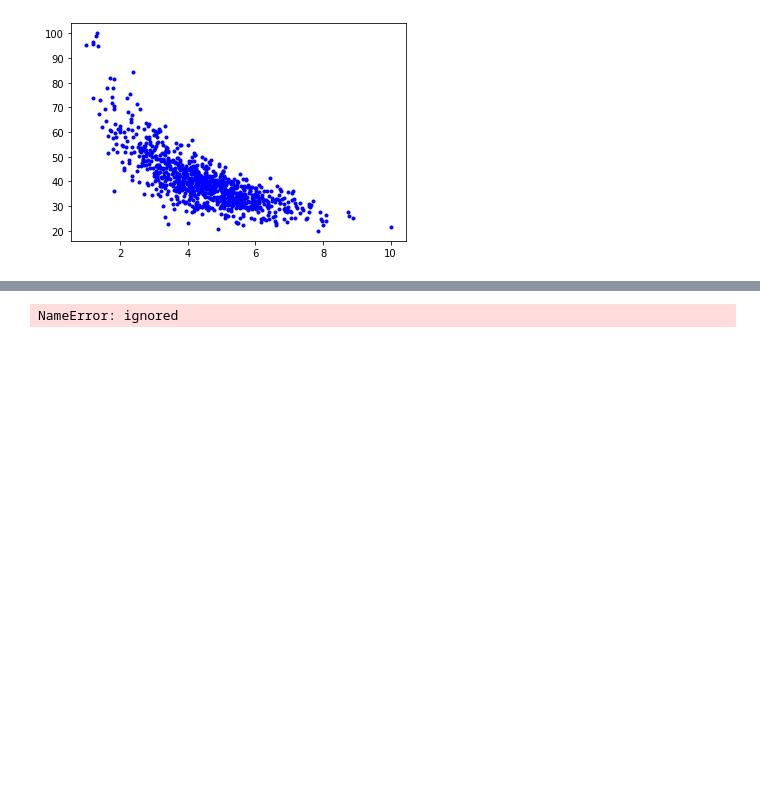
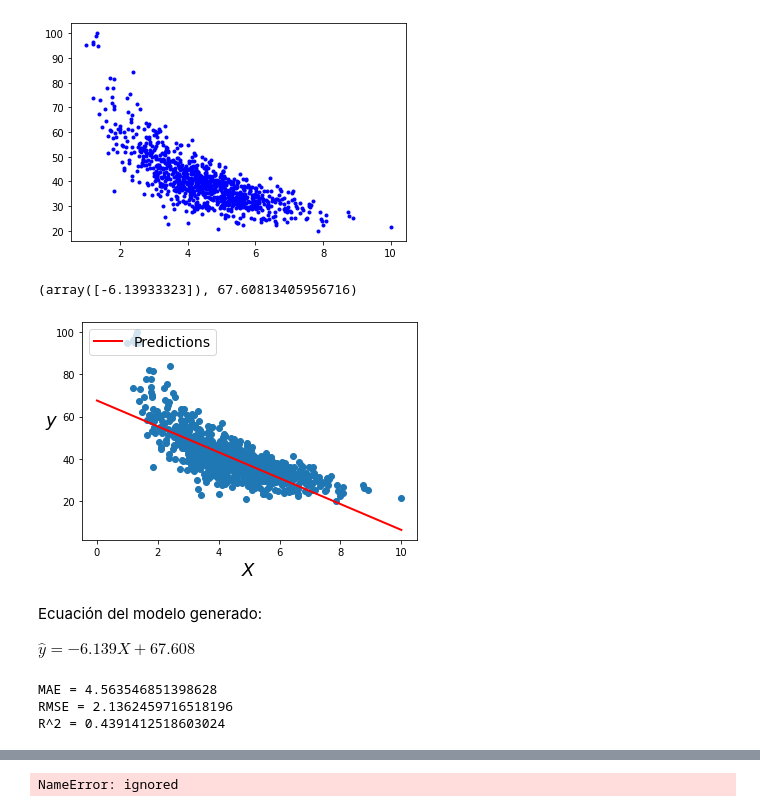
Before and after one commit to javierdealba/Notes, a Jupyter notebook: TecMty_Regresion_lineal_polinomial.ipynb, the cells around one changed output, grey strips where cells are left out. Drawn from its saved outputs; the diff is of its cells as text; code cells hidden in the pictures; blank space fills up the shorter version.

```diff
--- a/TecMty_Regresion_lineal_polinomial.ipynb
+++ b/TecMty_Regresion_lineal_polinomial.ipynb
@@ -306,0 +306,42 @@ plt.plot(X,y,'b.')
+# %%
+#lineal
+from sklearn.linear_model import LinearRegression
+from sklearn.model_selection import train_test_split
+
+X_train, X_test, y_train, y_test = train_test_split(X, y, test_size=0.10, random_state=13)
+
+linear_reg = LinearRegression(fit_intercept=True)
+linear_reg.fit(X_train, y_train)
+
+X_fit = np.linspace(0, 10, 100)
+y_fit = linear_reg.predict(X_fit[:, np.newaxis])
+
+plt.scatter(X, y)
+plt.plot(X_fit, y_fit, "r-", linewidth=2, label="Predictions")
+plt.xlabel("$X$", fontsize=18)
+plt.ylabel("$y$", rotation=0, fontsize=18)
+plt.legend(loc="upper left", fontsize=14);
+
+y_new = linear_reg.predict(X_test)
+linear_reg.coef_, linear_reg.intercept_
+# %% [output]
+(array([-6.13933323]), 67.60813405956716)
+[figure, added]
+# %% [markdown]
+Ecuación del modelo generado:
+
+$\hat{y} = -6.139X + 67.608$
+# %%
+from sklearn import metrics
+
+mae = metrics.mean_absolute_error(y_test, y_new)
+rmse = np.sqrt(metrics.mean_absolute_error(y_test, y_new))
+r2 = metrics.r2_score(y_test, y_new)
+
+print("MAE =",mae)
+print("RMSE =", rmse)
+print("R^2 =", r2)
+# %% [output]
+MAE = 4.563546851398628
+RMSE = 2.1362459716518196
+R^2 = 0.4391412518603024
```
Also changed, not shown: parts of 7 cells of this notebook.
